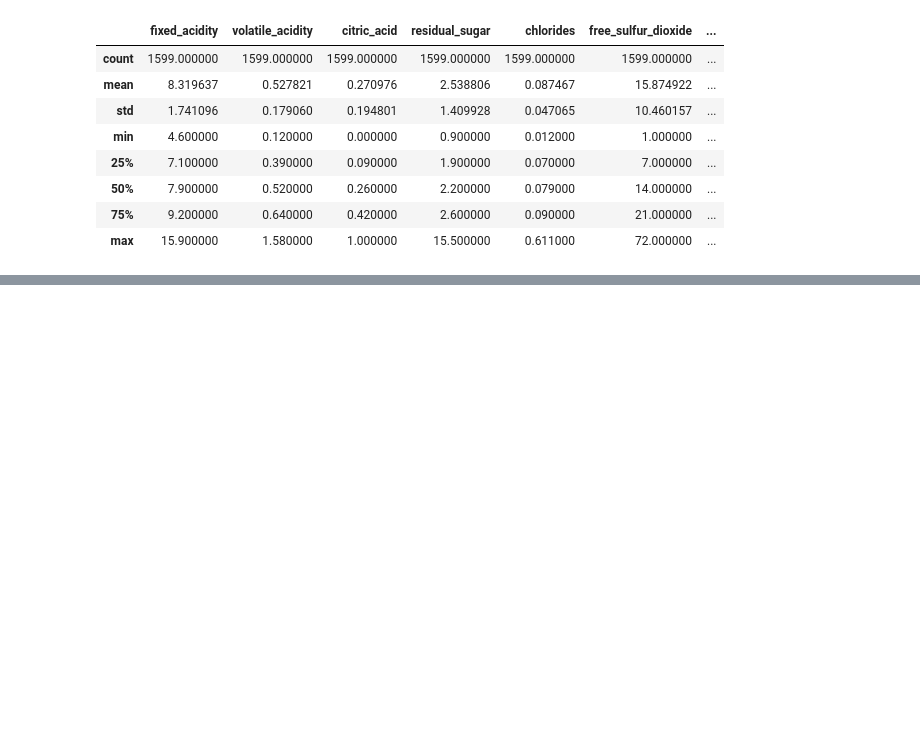
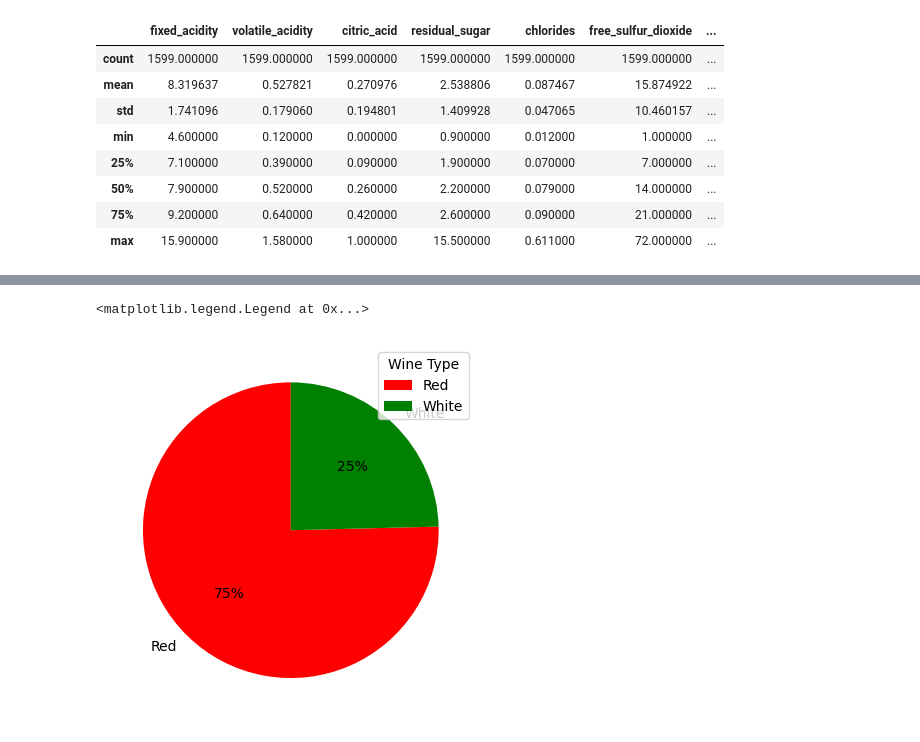
Before and after one commit to intendedsideeffects/Project-2, a Jupyter notebook: blueberry_winery_all.ipynb, the cells around one changed output, grey strips where cells are left out. Drawn from its saved outputs; the diff is of its cells as text; code cells hidden in the pictures; blank space fills up the shorter version.

```diff
--- a/blueberry_winery_all.ipynb
+++ b/blueberry_winery_all.ipynb
@@ -356,0 +325,3 @@ Index: []
+# %%
+wine_con = pd.concat([white_wine, red_wine], axis=0)
+wine_con
@@ -356,0 +342,4 @@ Index: []
+# %%
+wine_con.reindex(columns=['type','residual_sugar','total_sulfur_dioxide','sulphates','alcohol','volatile_acidity','quality','quality_label'], level=1)
+wine_con=wine_con[['type','residual_sugar','total_sulfur_dioxide','sulphates','alcohol','volatile_acidity','quality','quality_label']]
+wine_con
@@ -356,0 +360,6 @@ Index: []
+# %%
+plt.pie(wine_con['type'].value_counts(dropna=False), labels=['Red', 'White'], colors = ['red','green'],startangle=90, autopct='%.0f%%')
+plt.legend(title='Wine Type')
+# %% [output]
+<matplotlib.legend.Legend at 0x...>
+[figure, added]
```
Also changed, not shown: parts of 37 cells of this notebook, 1 other file.
